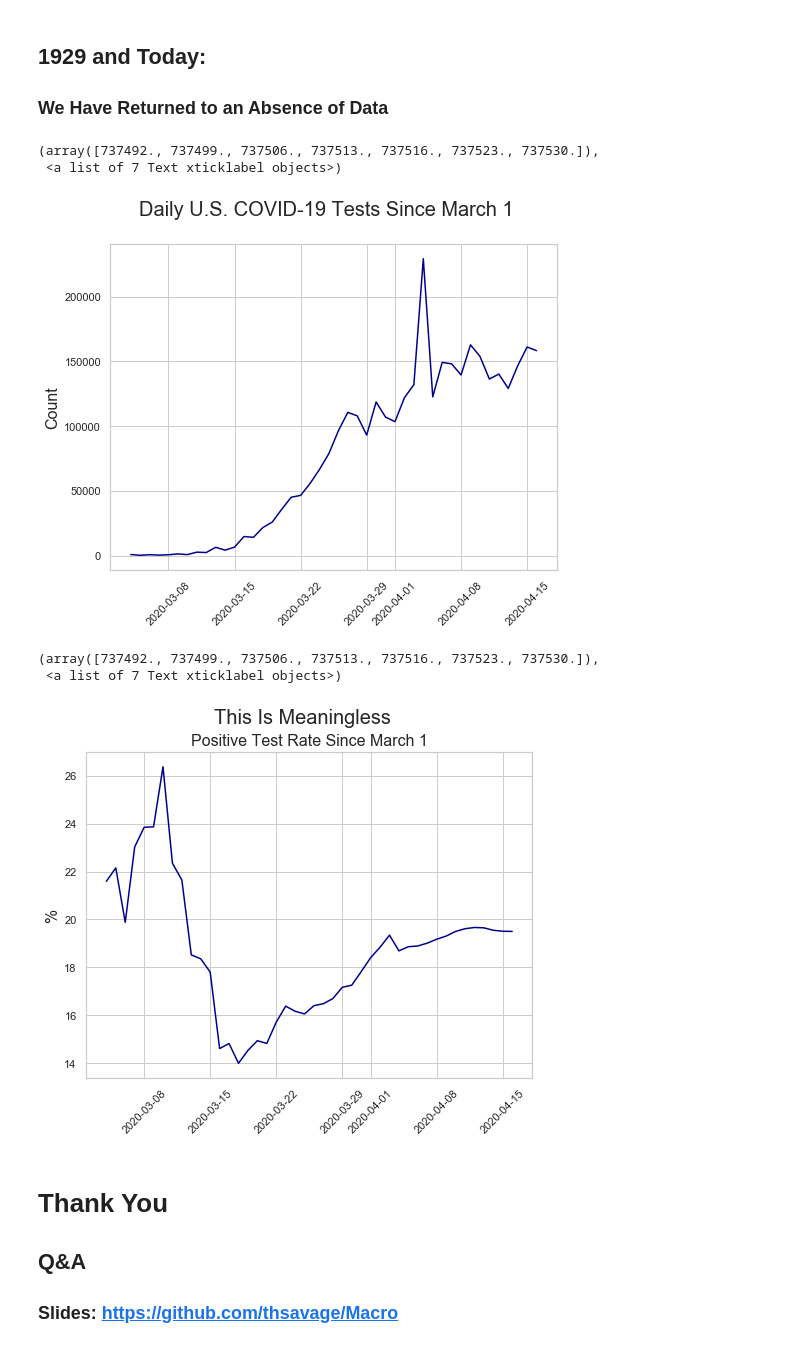
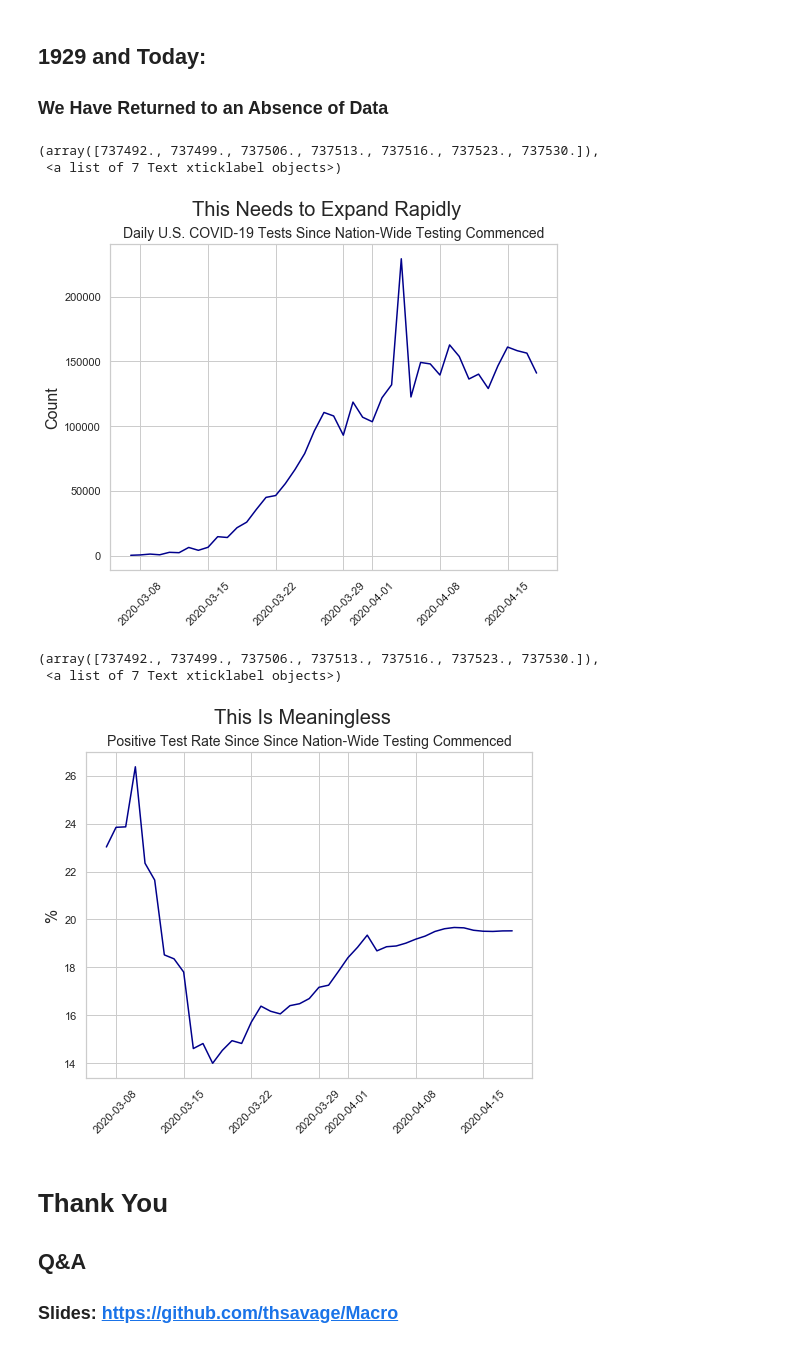
Before and after one commit to thsavage/Macro, a Jupyter notebook: Putting the Crisis into Context.ipynb, the cells around one changed output. Saved outputs shown, nothing was run; the diff lists cells and outputs as text; code cells hidden in the pictures.

```diff
--- a/Putting the Crisis into Context.ipynb
+++ b/Putting the Crisis into Context.ipynb
@@ -278,22 +278,23 @@ covid = pd.read_csv('https://covidtracking.com/api/us/daily.csv')
 covid['date'] = pd.to_datetime(covid['date'], format='%Y%m%d')
 covid = covid.sort_values('date')
 covid['rate'] = covid['positive'] / covid['posNeg'] * 100
-covid = covid.iloc[5:]
+covid = covid.iloc[8:]
 # %%
 plt.figure(figsize=(8, 6))
-plt.suptitle('Daily U.S. COVID-19 Tests Since March 1', fontsize=20)
+plt.suptitle('This Needs to Expand Rapidly', fontsize=20)
+plt.title('Daily U.S. COVID-19 Tests Since Nation-Wide Testing Commenced', fontsize=14)
 plt.plot(covid['date'], covid['totalTestResultsIncrease'], color='darkblue')
 plt.ylabel('Count', fontsize=16)
 plt.xticks(rotation=45)
 # source: https://covidtracking.com/api/us/daily.csv
 # %% [output]
 (array([737492., 737499., 737506., 737513., 737516., 737523., 737530.]),
  <a list of 7 Text xticklabel objects>)
-[figure, old version]
+[figure, new version]
 # %%
 plt.figure(figsize=(8, 6))
 plt.suptitle('This Is Meaningless', fontsize=20)
-plt.title('Positive Test Rate Since March 1', fontsize=16)
+plt.title('Positive Test Rate Since Since Nation-Wide Testing Commenced', fontsize=14)
 plt.plot(covid['date'], covid['rate'], color='darkblue')
 plt.ylabel('%', fontsize=16)
 plt.xticks(rotation=45)
@@ -301,7 +302,7 @@ plt.xticks(rotation=45)
 # %% [output]
 (array([737492., 737499., 737506., 737513., 737516., 737523., 737530.]),
  <a list of 7 Text xticklabel objects>)
-[figure, old version]
+[figure, new version]
 # %% [markdown]
 # Thank You
 
```
Also changed, not shown: parts of 1 cell of this notebook.
